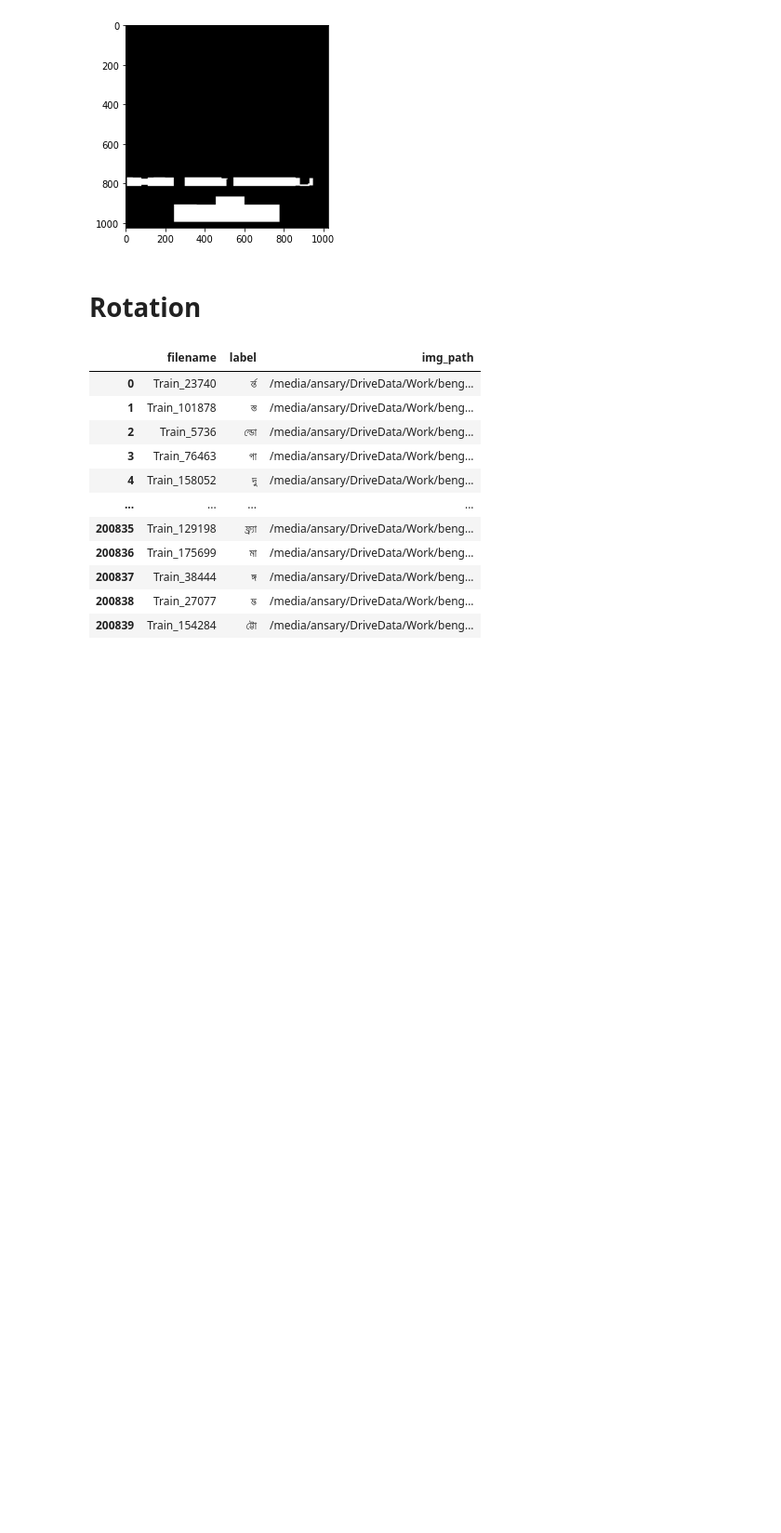
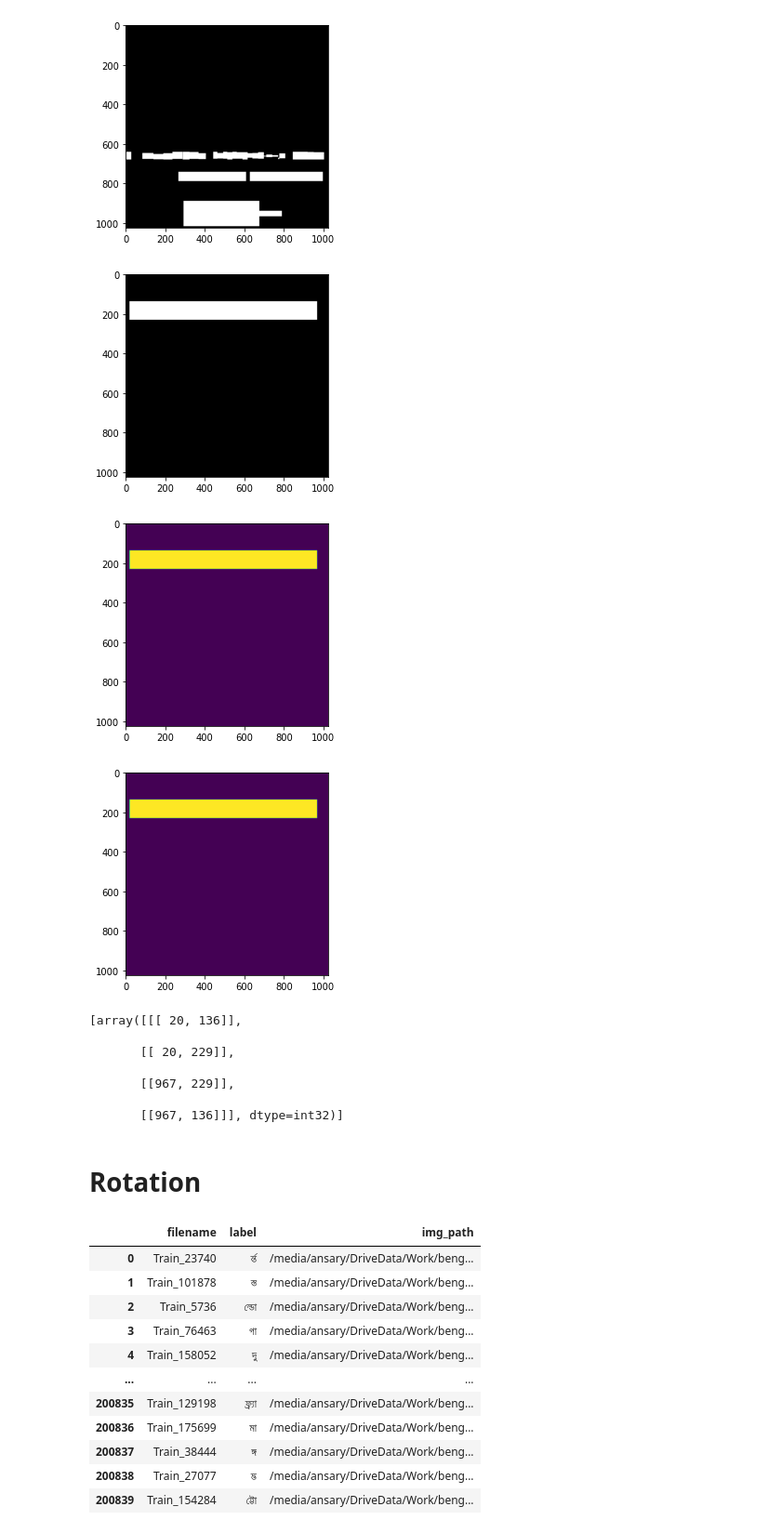
Before and after one commit to mnansary/apsis-detection, a Jupyter notebook: debug.ipynb, the cells around one changed output. Shown: that part at 93% size. Drawn from its saved outputs; the diff is of its cells as text; code cells hidden in the pictures; blank space fills up the shorter version.

```diff
--- a/debug.ipynb
+++ b/debug.ipynb
@@ -158,8 +208,40 @@ plt.show()
 # %%
-plt.imshow(tm)
+plt.imshow(wm)
 plt.show()
 # %% [output]
-[figure, old version]
+[figure, new version]
+# %%
+### debug test
+img_path = "/home/rezwanul/Downloads/binK_img.png"
+import numpy as np
+import cv2
+im = cv2.imread(img_path)
+plt.imshow(im)
+plt.show()
+
+imgray = cv2.cvtColor(im, cv2.COLOR_BGR2GRAY)
+plt.imshow(imgray)
+plt.show()
+
+ret, thresh = cv2.threshold(imgray, 0, 255, 0)
+plt.imshow(thresh)
+plt.show()
+
+contours, hiearchy = cv2.findContours(thresh,cv2.RETR_TREE,cv2.CHAIN_APPROX_SIMPLE)
+print(contours)
+# plt.imshow(contours)
+# plt.show()
+# %% [output]
+[figure, added]
+[figure, added]
+[figure, added]
+[array([[[ 20, 136]],
+
+       [[ 20, 229]],
+
+       [[967, 229]],
+
+       [[967, 136]]], dtype=int32)]
 # %% [markdown]
 # Rotation
 # %%
```
Also changed, not shown: parts of 9 cells of this notebook.
